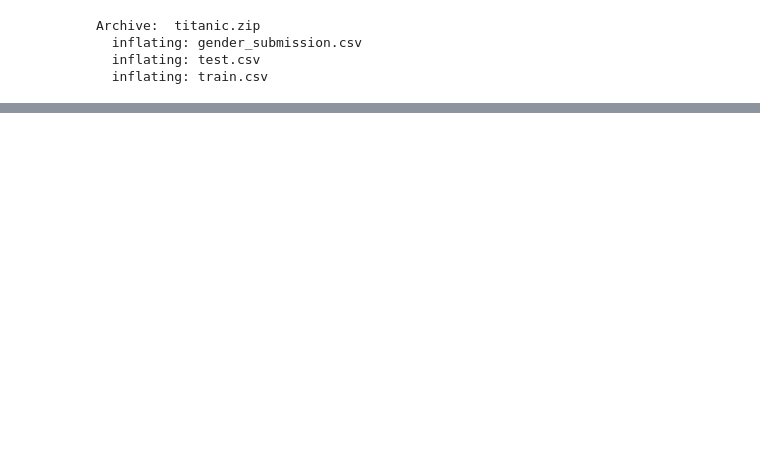
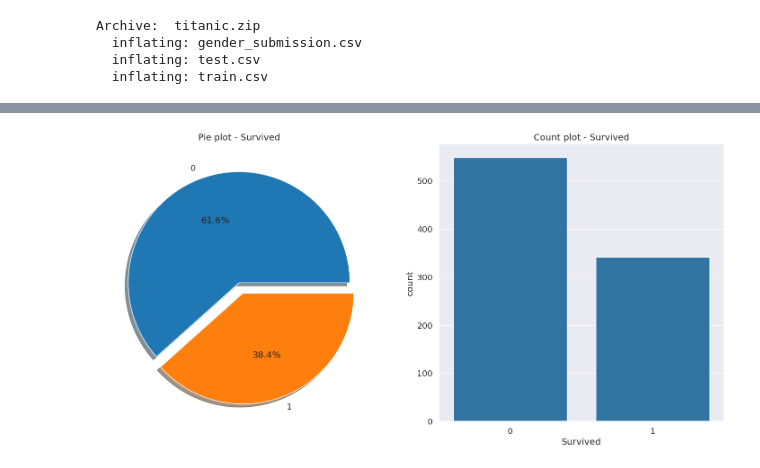
Before and after one commit to jul-ee/kaggle-replica-titanic, a Jupyter notebook: titanic/titanic_analysis.ipynb, the cells around one changed output, grey strips where cells are left out. Drawn from its saved outputs; the diff is of its cells as text; code cells hidden in the pictures; blank space fills up the shorter version.

```diff
--- a/titanic/titanic_analysis.ipynb
+++ b/titanic/titanic_analysis.ipynb
@@ -62,0 +400,24 @@ test_df = pd.read_csv(test_path)
+# %%
+# matplotlib + seaborn 으로
+# 타이타닉 데이터의 생존 여부(Survived)를 원형 차트(Pie chart)와 막대그래프(Count plot)로 시각화한다.
+
+# f는 전체 그래프 (figure), ax는 각각의 작은 그래프 영역 (Axes)
+# (1, 2): 1행 2열 → 옆으로 2개의 그래프
+f, ax = plt.subplots(1, 2, figsize=(18, 8))
+
+# 원형 차트 그리기 (비율 확인)
+train_df['Survived'].value_counts().plot.pie(explode=[0, 0.1], autopct='%1.1f%%', ax=ax[0], shadow=True)
+ax[0].set_title('Pie plot - Survived')
+ax[0].set_ylabel('')  # y축 라벨 제거 (원형 그래프는 세로축이 중요하지 않으므로 깔끔하게 정리)
+
+# 막대 차트 그리기 (개수 확인)
+# x='Survived'로 명시적으로 지정하지 않으면
+# countplot()은 내부적으로 'Survived가 x=... 인지, data=... 인지 판단을 못함
+# -> TypeError: got multiple values for argument 'data'
+sns.countplot(x='Survived', data=train_df, ax=ax[1])
+ax[1].set_title('Count plot - Survived')
+
+# 그래프 전체 출력 - matplotlib에서 시각화를 마무리해야 출력됨
+plt.show()
+# %% [output]
+[figure, added]
```
Also changed, not shown: parts of 21 cells of this notebook.
